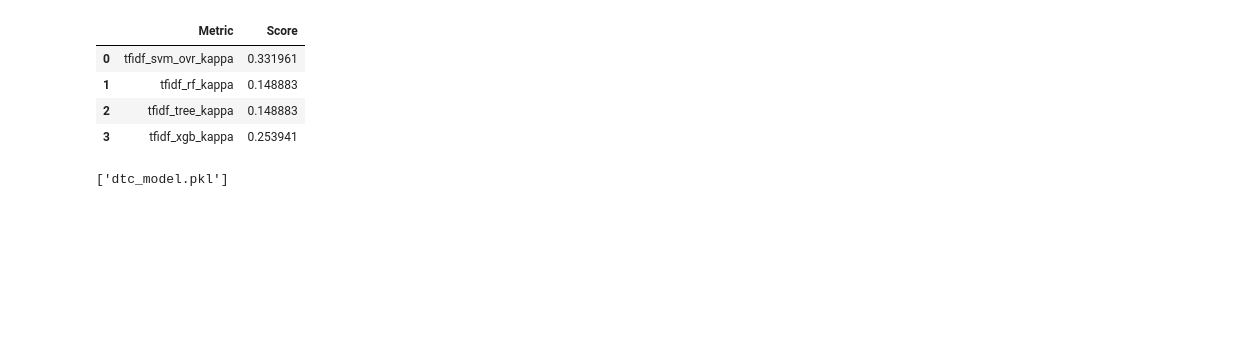
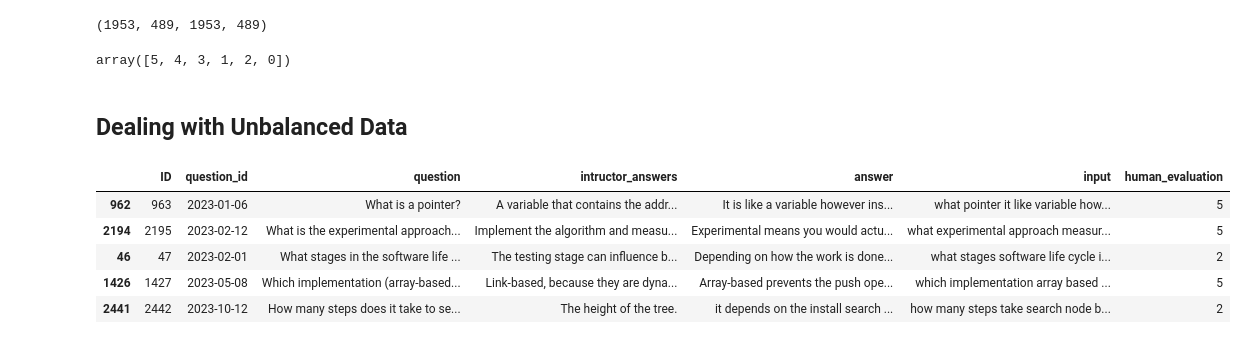
Before and after one commit to Gabriel-AB/ufrpe-answer-analyser, a Jupyter notebook: notebooks/open_question_scoring.ipynb, the cells around one changed output. Cells and saved outputs as stored; diff of their text form; code cells hidden in the pictures; blank space fills up the shorter version.

```diff
--- a/notebooks/open_question_scoring.ipynb
+++ b/notebooks/open_question_scoring.ipynb
@@ -44,0 +100,3 @@ if torch.cuda.is_available():
+# %%
+nltk.download("stopwords")
+stopwords = nltk.corpus.stopwords.words("english")
@@ -44,0 +106,18 @@ if torch.cuda.is_available():
+# %%
+def clean_text(text: str) -> str:
+  # Remove punctuations and numbers
+  text = re.sub(r'[^a-zA-Z]', ' ', text)
+
+  # Remove single characters
+  text = re.sub(r'\s+[a-zA-Z]\s+', ' ', text)
+
+  # Remove multiple spaces
+  text = re.sub(r'\s+', ' ', text)
+
+  return text.strip().lower()
+
+def remove_stopwords(text: str) -> str:
+  return ' '.join([token for token in text.split() if token not in stopwords])
+# %%
+dataset["input"] = dataset.progress_apply(lambda row: row["question"] + " " + row["answer"], axis=1)
+dataset["input"] = dataset["input"].progress_apply(lambda x: clean_text(remove_stopwords(x)))
@@ -405,21 +136,21 @@ tfidf_xgb_kappa = cohen_kappa_score(y_test, xgbc_y_pred)
-# %%
-kappas = {
-    "tfidf_svm_ovr_kappa": tfidf_svm_ovr_kappa,
-    "tfidf_rf_kappa": tfidf_rf_kappa,
-    "tfidf_tree_kappa": tfidf_tree_kappa,
-    "tfidf_xgb_kappa": tfidf_xgb_kappa
-}
-
-kappas_df = pd.DataFrame(data=[kappas]).T.reset_index()
-kappas_df.columns = ["Metric", "Score"]
-kappas_df
-# %% [output]
-|  | Metric | Score |
-| 0 | tfidf_svm_ovr_kappa | 0.331961 |
-| 1 | tfidf_rf_kappa | 0.148883 |
-| 2 | tfidf_tree_kappa | 0.148883 |
-| 3 | tfidf_xgb_kappa | 0.253941 |
-# %%
-joblib.dump(dtc, "dtc_model.pkl")
-# %% [output]
-['dtc_model.pkl']
+# %%
+X_train, X_test, y_train, y_test = train_test_split(X, y, test_size=TEST_SIZE, shuffle=True, random_state=RANDOM_STATE, stratify=y)
+len(X_train), len(X_test), len(y_train), len(y_test)
+# %% [output]
+(1953, 489, 1953, 489)
+# %%
+y_test.unique()
+# %% [output]
+array([5, 4, 3, 1, 2, 0])
+# %% [markdown]
+## Dealing with Unbalanced Data
+# %%
+dataset = pd.concat([X_train, y_train], axis=1)
+dataset.head()
+# %% [output]
+|  | ID | question_id | question | intructor_answers | answer | input | human_evaluation |
+| 962 | 963 | 2023-01-06 | What is a pointer? | A variable that contains the addr... | It is like a variable however ins... | what pointer it like variable how... | 5 |
+| 2194 | 2195 | 2023-02-12 | What is the experimental approach... | Implement the algorithm and measu... | Experimental means you would actu... | what experimental approach measur... | 5 |
+| 46 | 47 | 2023-02-01 | What stages in the software life ... | The testing stage can influence b... | Depending on how the work is done... | what stages software life cycle i... | 2 |
+| 1426 | 1427 | 2023-05-08 | Which implementation (array-based... | Link-based, because they are dyna... | Array-based prevents the push ope... | which implementation array based ... | 5 |
+| 2441 | 2442 | 2023-10-12 | How many steps does it take to se... | The height of the tree. | it depends on the install search ... | how many steps take search node b... | 2 |
```
Also changed, not shown: parts of 93 cells of this notebook.
